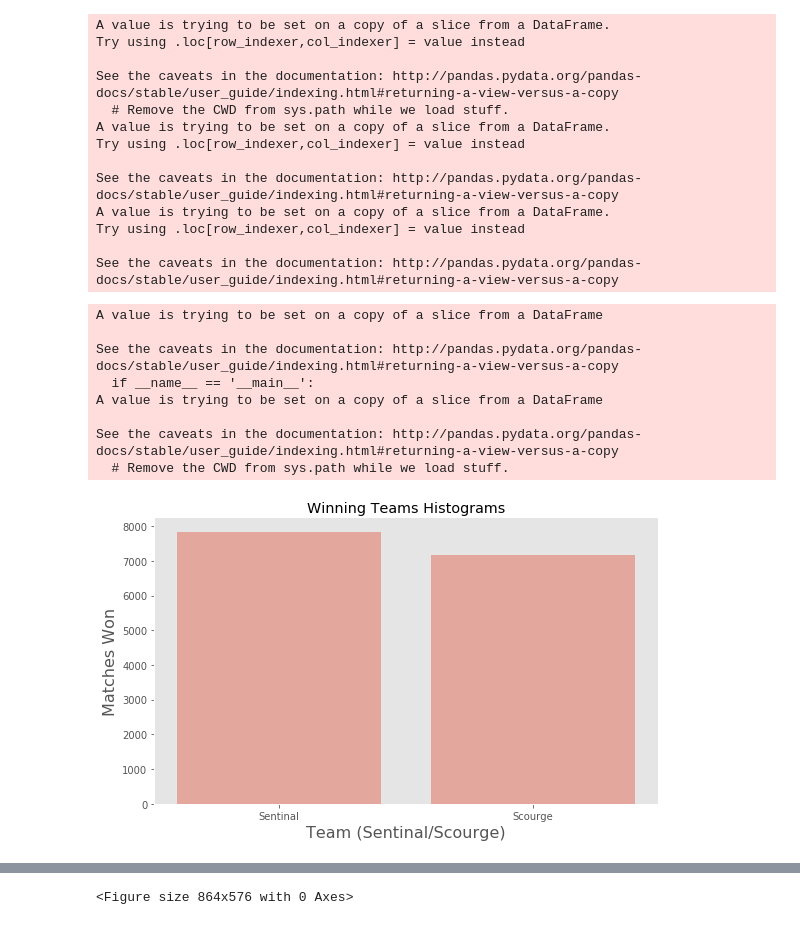
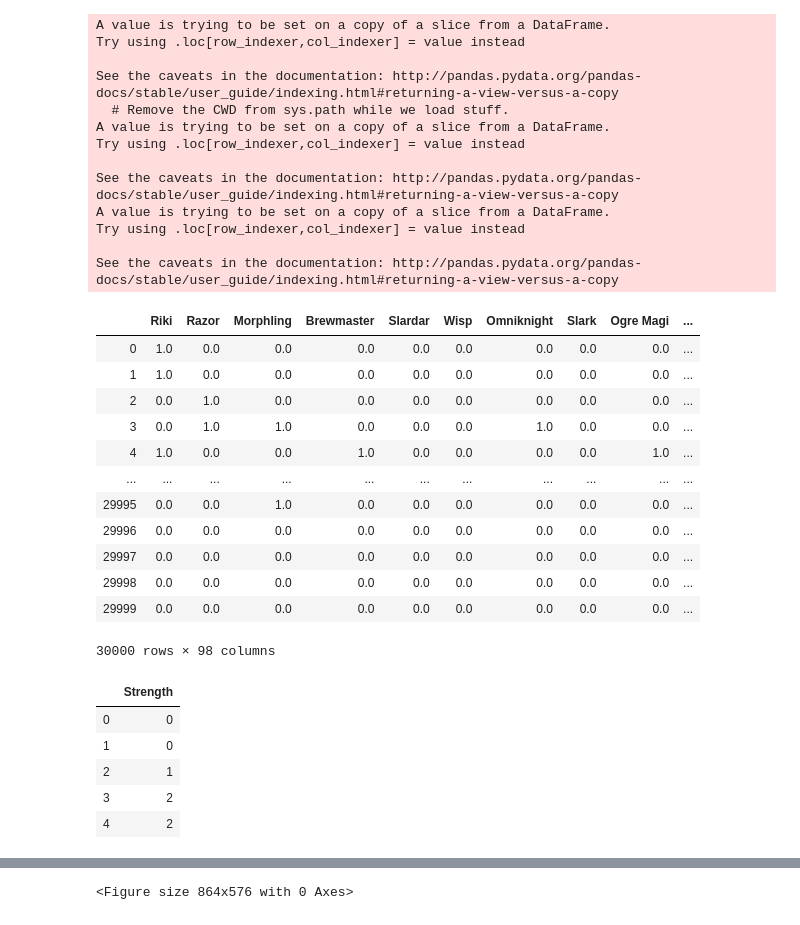
Before and after one commit to Gal-Gilor/In_Zeus_We_Trust, a Jupyter notebook: dota2_EDA.ipynb, the cells around one changed output, grey strips where cells are left out. Cells and saved outputs as stored; diff of their text form; code cells hidden in the pictures.

```diff
--- a/dota2_EDA.ipynb
+++ b/dota2_EDA.ipynb
@@ -116,50 +116,28 @@ Try using .loc[row_indexer,col_indexer] = value instead
 See the caveats in the documentation: http://pandas.pydata.org/pandas-docs/stable/user_guide/indexing.html#returning-a-view-versus-a-copy
 # %%
 # split the hero list from the outcome of the game
-features_df = lineups.drop('Won', axis=1)
-labels = lineups[['']]Won
+features_df = lineups.copy(deep=True)
+labels = lineups[['Won']]
+features_df.drop('Won', axis=1, inplace=True)
+
 # use the populate function to create dummies columns for all the characters in the game
 dummies_df = hlf.populate_df(features_df)
-no_features_df = pd.concat([dummies_df, labels], axis=1)
-dummies_csv = no_features_df.to_csv ('dota2_dummies.csv', index=False, header=True)
+labeled_features_df = pd.concat([dummies_df, labels], axis=1)
+# dummies_csv = labeled_features_df.to_csv ('dota2_characters.csv', index=False, header=True)
+# %% [output]
+|  | Riki | Razor | Morphling | Brewmaster | Slardar | Wisp | Omniknight | Slark | Ogre Magi | ... |
+| 0 | 1.0 | 0.0 | 0.0 | 0.0 | 0.0 | 0.0 | 0.0 | 0.0 | 0.0 | ... |
+| 1 | 1.0 | 0.0 | 0.0 | 0.0 | 0.0 | 0.0 | 0.0 | 0.0 | 0.0 | ... |
+| 2 | 0.0 | 1.0 | 0.0 | 0.0 | 0.0 | 0.0 | 0.0 | 0.0 | 0.0 | ... |
+| 3 | 0.0 | 1.0 | 1.0 | 0.0 | 0.0 | 0.0 | 1.0 | 0.0 | 0.0 | ... |
+| 4 | 1.0 | 0.0 | 0.0 | 1.0 | 0.0 | 0.0 | 0.0 | 0.0 | 1.0 | ... |
+| ... | ... | ... | ... | ... | ... | ... | ... | ... | ... | ... |
+| 29995 | 0.0 | 0.0 | 1.0 | 0.0 | 0.0 | 0.0 | 0.0 | 0.0 | 0.0 | ... |
+| 29996 | 0.0 | 0.0 | 0.0 | 0.0 | 0.0 | 0.0 | 0.0 | 0.0 | 0.0 | ... |
+| 29997 | 0.0 | 0.0 | 0.0 | 0.0 | 0.0 | 0.0 | 0.0 | 0.0 | 0.0 | ... |
+| 29998 | 0.0 | 0.0 | 0.0 | 0.0 | 0.0 | 0.0 | 0.0 | 0.0 | 0.0 | ... |
+| 29999 | 0.0 | 0.0 | 0.0 | 0.0 | 0.0 | 0.0 | 0.0 | 0.0 | 0.0 | ... |
+30000 rows × 98 columns
-# %%
-# checking out of curiousty if sentinal scourge won more
-outcome_df = pd.get_dummies(lineups.Won)
-outcome_df = outcome_df.rename(columns={0:'Sentinal', 1: 'Scourge'})
-sum_wins_by_team = pd.concat([dummies_df, outcome_df], axis=1)
-
-sum_wins_by_team = sum_wins_by_team.groupby(['Sentinal', 'Scourge']).sum()
-sum_wins_by_team.reset_index(inplace=True)
-
-sum_wins_by_team['Sentinal'][1] = len(sentinal_winners)
-sum_wins_by_team['Sentinal'][0] = (15000 - len(sentinal_winners))
-sum_wins_by_team.drop('Scourge', axis=1, inplace=True)
-
-# Plot the bar chat to show how many times each team won
-plt.figure(figsize=(8, 5))
-plt.bar(['Sentinal', 'Scourge'], [len(sentinal_winners), (15000-len(sentinal_winners))], alpha=0.4)
-
-# Remove the plot frame lines.
-ax = plt.subplot(111)
-ax.spines["top"].set_visible(False)
-ax.spines["right"].set_visible(False)
-plt.grid(b=None)
-
-# set labels
-plt.title("Winning Teams Histograms")
-plt.xlabel("Team (Sentinal/Scourge)", fontsize=16)
-plt.ylabel("Matches Won", fontsize=16)
-plt.savefig('classes_hist.png')
-# %% [output]
-A value is trying to be set on a copy of a slice from a DataFrame
-
-See the caveats in the documentation: http://pandas.pydata.org/pandas-docs/stable/user_guide/indexing.html#returning-a-view-versus-a-copy
-  if __name__ == '__main__':
-A value is trying to be set on a copy of a slice from a DataFrame
-
-See the caveats in the documentation: http://pandas.pydata.org/pandas-docs/stable/user_guide/indexing.html#returning-a-view-versus-a-copy
-  # Remove the CWD from sys.path while we load stuff.
-[figure, removed]
 # %%
 # Sort characters based on their main attribute (Strength, Agility, Intellegence)
 str_heroes = hlf.character_by_attributes('Strength')
@@ -174,7 +152,14 @@ int_heroes = [x.replace('%27', "'") for x in int_heroes]
 # create a new feature: how many strength heroes
 str_df = features_df.where(~features_df.isin(str_heroes), None)
 str_df = pd.DataFrame(str_df.isnull().sum(axis=1), columns=['Strength'])
-# str_df.head()
+str_df.head()
+# %% [output]
+|  | Strength |
+| 0 | 0 |
+| 1 | 0 |
+| 2 | 1 |
+| 3 | 2 |
+| 4 | 2 |
 # %%
 # create a new feature: how many agility heroes
 agi_df = features_df.where(~features_df.isin(agi_heroes), None)
```
Also changed, not shown: parts of 10 cells of this notebook, 2 other files.
